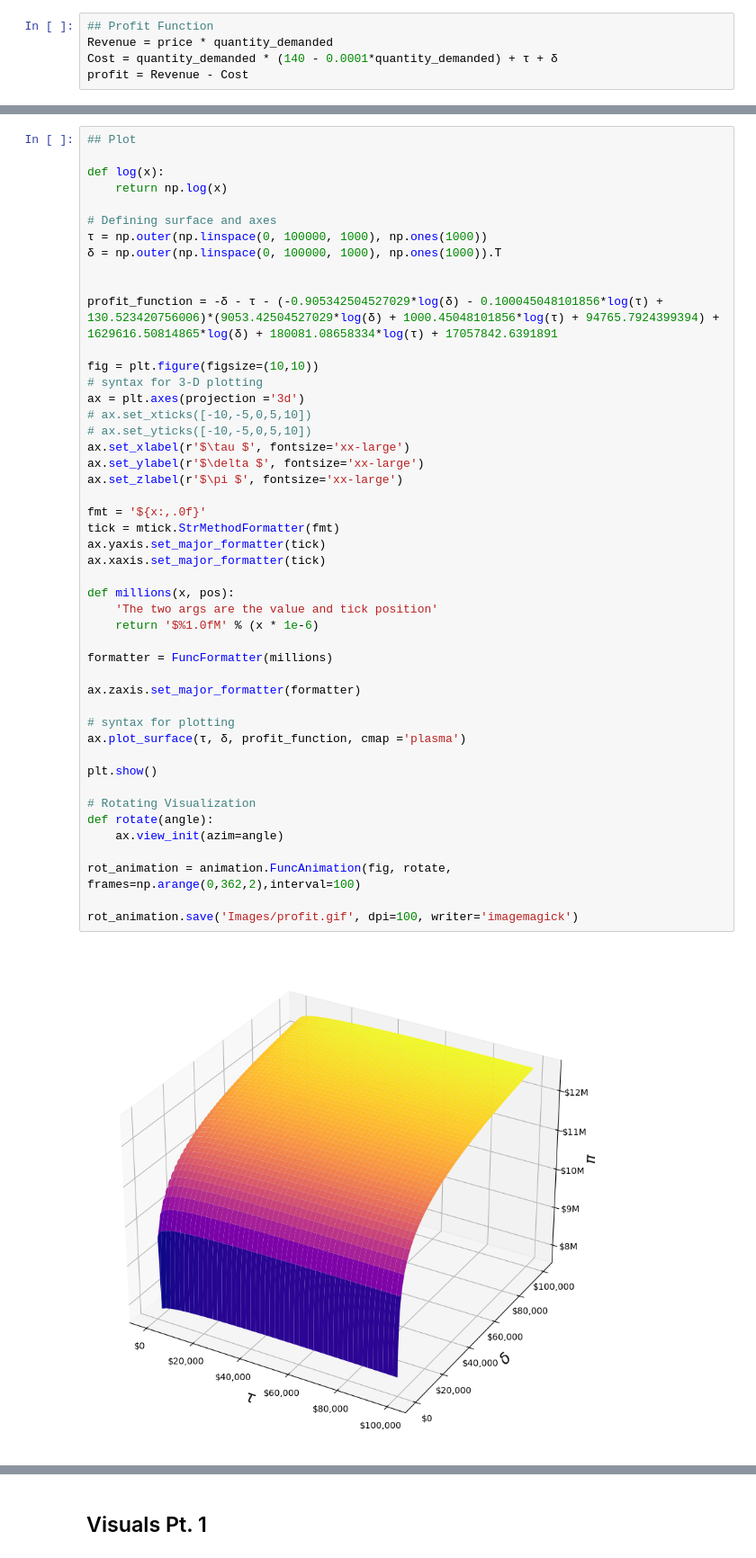
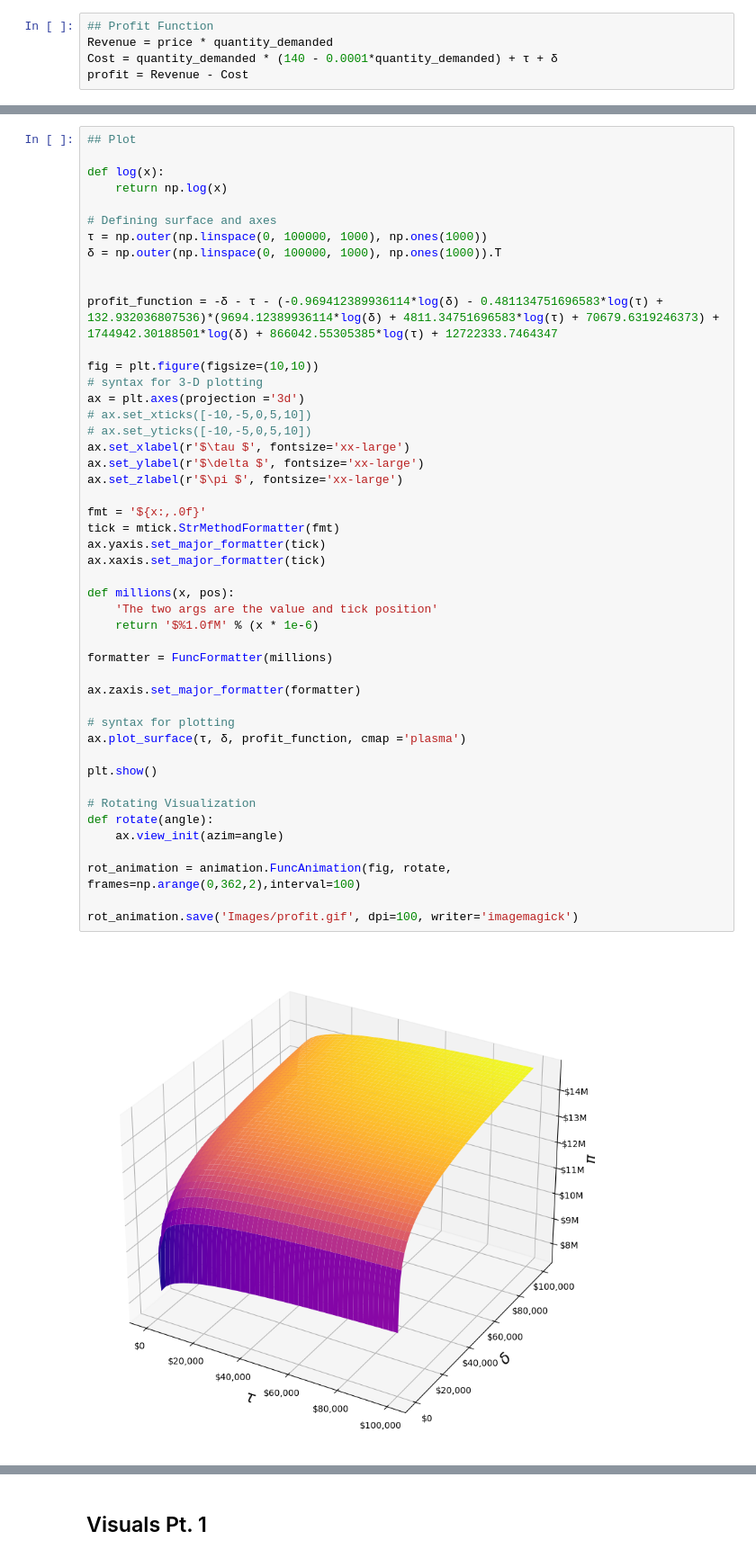
Before and after one commit to jakepenzak/blog-posts, a Jupyter notebook: Optimization/Main Driver.ipynb, the cells around one changed output, grey strips where cells are left out. Shown at 90% size. Drawn from its saved outputs; the diff is of its cells as text.

```diff
--- a/Optimization/Main Driver.ipynb
+++ b/Optimization/Main Driver.ipynb
@@ -496,7 +501,7 @@ def log(x):
 δ = np.outer(np.linspace(0, 100000, 1000), np.ones(1000)).T
 
 
-profit_function = -δ - τ - (-0.905342504527029*log(δ) - 0.100045048101856*log(τ) + 130.523420756006)*(9053.42504527029*log(δ) + 1000.45048101856*log(τ) + 94765.7924399394) + 1629616.50814865*log(δ) + 180081.08658334*log(τ) + 17057842.6391891
+profit_function = -δ - τ - (-0.969412389936114*log(δ) - 0.481134751696583*log(τ) + 132.932036807536)*(9694.12389936114*log(δ) + 4811.34751696583*log(τ) + 70679.6319246373) + 1744942.30188501*log(δ) + 866042.55305385*log(τ) + 12722333.7464347
 
 fig = plt.figure(figsize=(10,10))
 # syntax for 3-D plotting
@@ -506,34 +511,34 @@ ax = plt.axes(projection ='3d')
 ax.set_xlabel(r'$\tau $', fontsize='xx-large')
 ax.set_ylabel(r'$\delta $', fontsize='xx-large')
 ax.set_zlabel(r'$\pi $', fontsize='xx-large')
 
 fmt = '${x:,.0f}'
 tick = mtick.StrMethodFormatter(fmt)
 ax.yaxis.set_major_formatter(tick)
 ax.xaxis.set_major_formatter(tick)
 
 def millions(x, pos):
     'The two args are the value and tick position'
     return '$%1.0fM' % (x * 1e-6)
 
 formatter = FuncFormatter(millions)
 
 ax.zaxis.set_major_formatter(formatter)
 
 # syntax for plotting
 ax.plot_surface(τ, δ, profit_function, cmap ='plasma')
 
 plt.show()
 
 # Rotating Visualization
 def rotate(angle):
     ax.view_init(azim=angle)
 
 rot_animation = animation.FuncAnimation(fig, rotate, frames=np.arange(0,362,2),interval=100)
 
 rot_animation.save('Images/profit.gif', dpi=100, writer='imagemagick')
 # %% [output]
-[figure, old version]
+[figure, new version]
 MovieWriter imagemagick unavailable; using Pillow instead.
 # %% [markdown]
 ## Visuals Pt. 1
```
Also changed, not shown: parts of 20 cells of this notebook, 1 other file.
